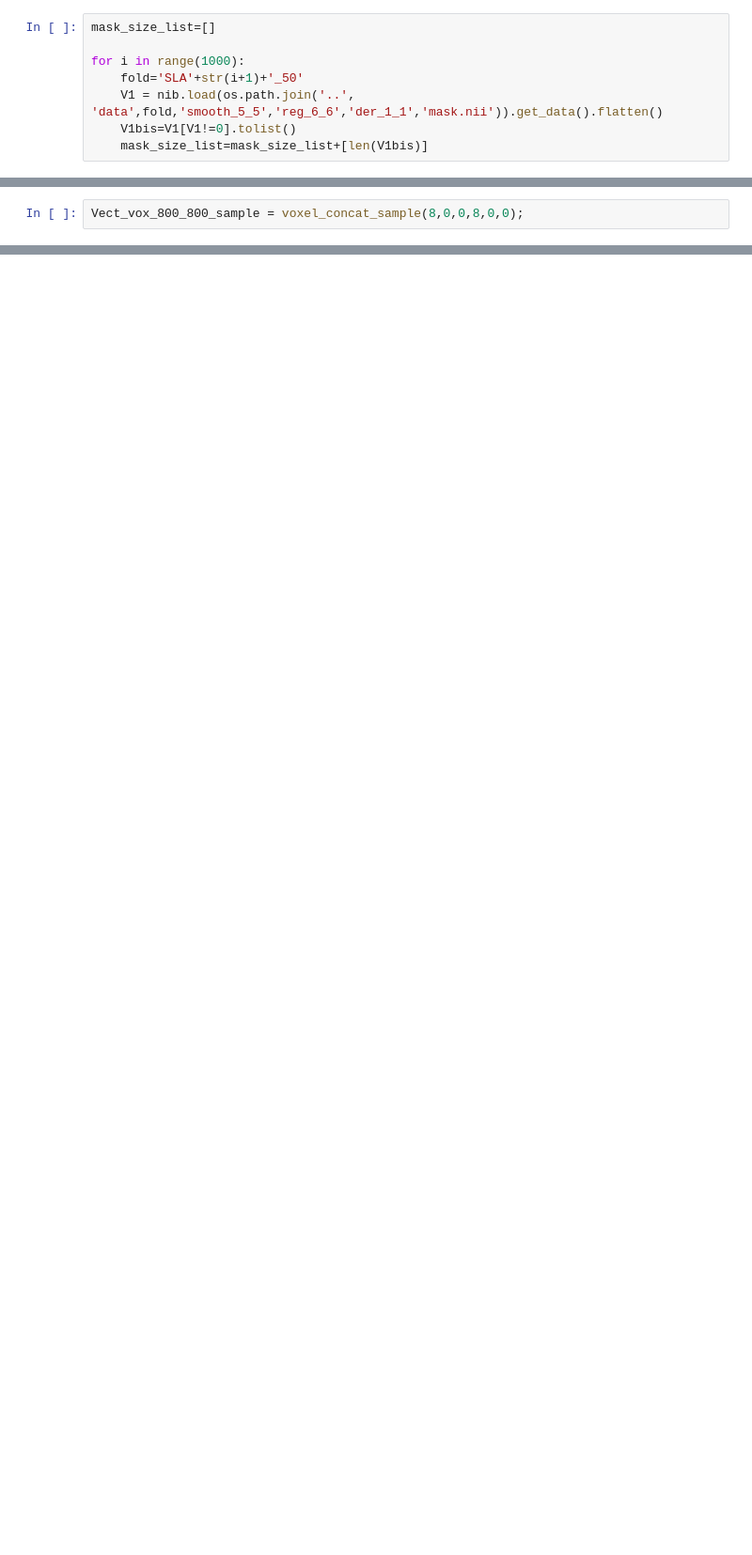
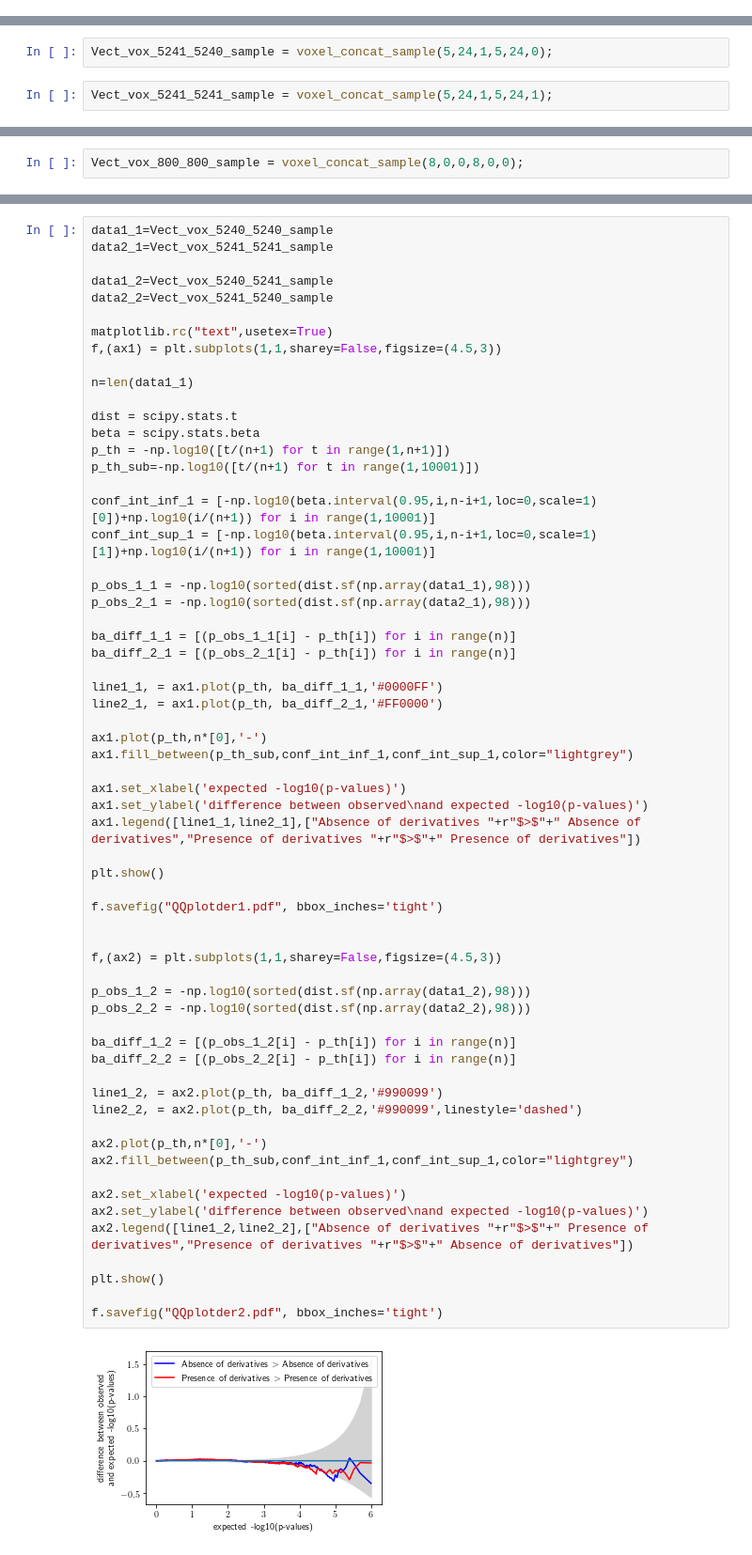
Before and after one commit to xroll174/Correct-Variability-Pipelines, a Jupyter notebook: results/Results.ipynb, the cells around one changed output, grey strips where cells are left out. Shown at 94% size. Cells and saved outputs as stored; diff of their text form; blank space fills up the shorter version.

```diff
--- a/results/Results.ipynb
+++ b/results/Results.ipynb
@@ -395,8 +64,0 @@ Since the 1000 group analyses have different mask sizes, voxel statistical value
-# %%
-mask_size_list=[]
-
-for i in range(1000):
-    fold='SLA'+str(i+1)+'_50'
-    V1 = nib.load(os.path.join('..', 'data',fold,'smooth_5_5','reg_6_6','der_1_1','mask.nii')).get_data().flatten()
-    V1bis=V1[V1!=0].tolist()
-    mask_size_list=mask_size_list+[len(V1bis)]
@@ -486,2 +116,6 @@ Vect_vox_5240_8240_sample = voxel_concat_sample(5,24,0,8,24,0);
 # %%
 Vect_vox_560_560_sample = voxel_concat_sample(5,6,0,5,6,0);
+# %%
+Vect_vox_5241_5240_sample = voxel_concat_sample(5,24,1,5,24,0);
+# %%
+Vect_vox_5241_5241_sample = voxel_concat_sample(5,24,1,5,24,1);
@@ -609,0 +230,64 @@ Bland_Altman_log_bis(Vect_vox_800_800_sample)
+# %%
+data1_1=Vect_vox_5240_5240_sample
+data2_1=Vect_vox_5241_5241_sample
+
+data1_2=Vect_vox_5240_5241_sample
+data2_2=Vect_vox_5241_5240_sample
+
+matplotlib.rc("text",usetex=True)
+f,(ax1) = plt.subplots(1,1,sharey=False,figsize=(4.5,3))
+
+n=len(data1_1)
+
+dist = scipy.stats.t
+beta = scipy.stats.beta
+p_th = -np.log10([t/(n+1) for t in range(1,n+1)])
+p_th_sub=-np.log10([t/(n+1) for t in range(1,10001)])
+
+conf_int_inf_1 = [-np.log10(beta.interval(0.95,i,n-i+1,loc=0,scale=1)[0])+np.log10(i/(n+1)) for i in range(1,10001)]
+conf_int_sup_1 = [-np.log10(beta.interval(0.95,i,n-i+1,loc=0,scale=1)[1])+np.log10(i/(n+1)) for i in range(1,10001)]
+
+p_obs_1_1 = -np.log10(sorted(dist.sf(np.array(data1_1),98)))
+p_obs_2_1 = -np.log10(sorted(dist.sf(np.array(data2_1),98)))
+
+ba_diff_1_1 = [(p_obs_1_1[i] - p_th[i]) for i in range(n)]
+ba_diff_2_1 = [(p_obs_2_1[i] - p_th[i]) for i in range(n)]
+
+line1_1, = ax1.plot(p_th, ba_diff_1_1,'#0000FF')
+line2_1, = ax1.plot(p_th, ba_diff_2_1,'#FF0000')
+
+ax1.plot(p_th,n*[0],'-')
+ax1.fill_between(p_th_sub,conf_int_inf_1,conf_int_sup_1,color="lightgrey")
+
+ax1.set_xlabel('expected -log10(p-values)')
+ax1.set_ylabel('difference between observed\nand expected -log10(p-values)')
+ax1.legend([line1_1,line2_1],["Absence of derivatives "+r"$>$"+" Absence of derivatives","Presence of derivatives "+r"$>$"+" Presence of derivatives"])
+
+plt.show()
+
+f.savefig("QQplotder1.pdf", bbox_inches='tight')
+
+
+f,(ax2) = plt.subplots(1,1,sharey=False,figsize=(4.5,3))
+
+p_obs_1_2 = -np.log10(sorted(dist.sf(np.array(data1_2),98)))
+p_obs_2_2 = -np.log10(sorted(dist.sf(np.array(data2_2),98)))
+
+ba_diff_1_2 = [(p_obs_1_2[i] - p_th[i]) for i in range(n)]
+ba_diff_2_2 = [(p_obs_2_2[i] - p_th[i]) for i in range(n)]
+
+line1_2, = ax2.plot(p_th, ba_diff_1_2,'#990099')
+line2_2, = ax2.plot(p_th, ba_diff_2_2,'#990099',linestyle='dashed')
+
+ax2.plot(p_th,n*[0],'-')
+ax2.fill_between(p_th_sub,conf_int_inf_1,conf_int_sup_1,color="lightgrey")
+
+ax2.set_xlabel('expected -log10(p-values)')
+ax2.set_ylabel('difference between observed\nand expected -log10(p-values)')
+ax2.legend([line1_2,line2_2],["Absence of derivatives "+r"$>$"+" Presence of derivatives","Presence of derivatives "+r"$>$"+" Absence of derivatives"])
+
+plt.show()
+
+f.savefig("QQplotder2.pdf", bbox_inches='tight')
+# %% [output]
+[figure, added]
```
Also changed, not shown: parts of 152 cells of this notebook.
